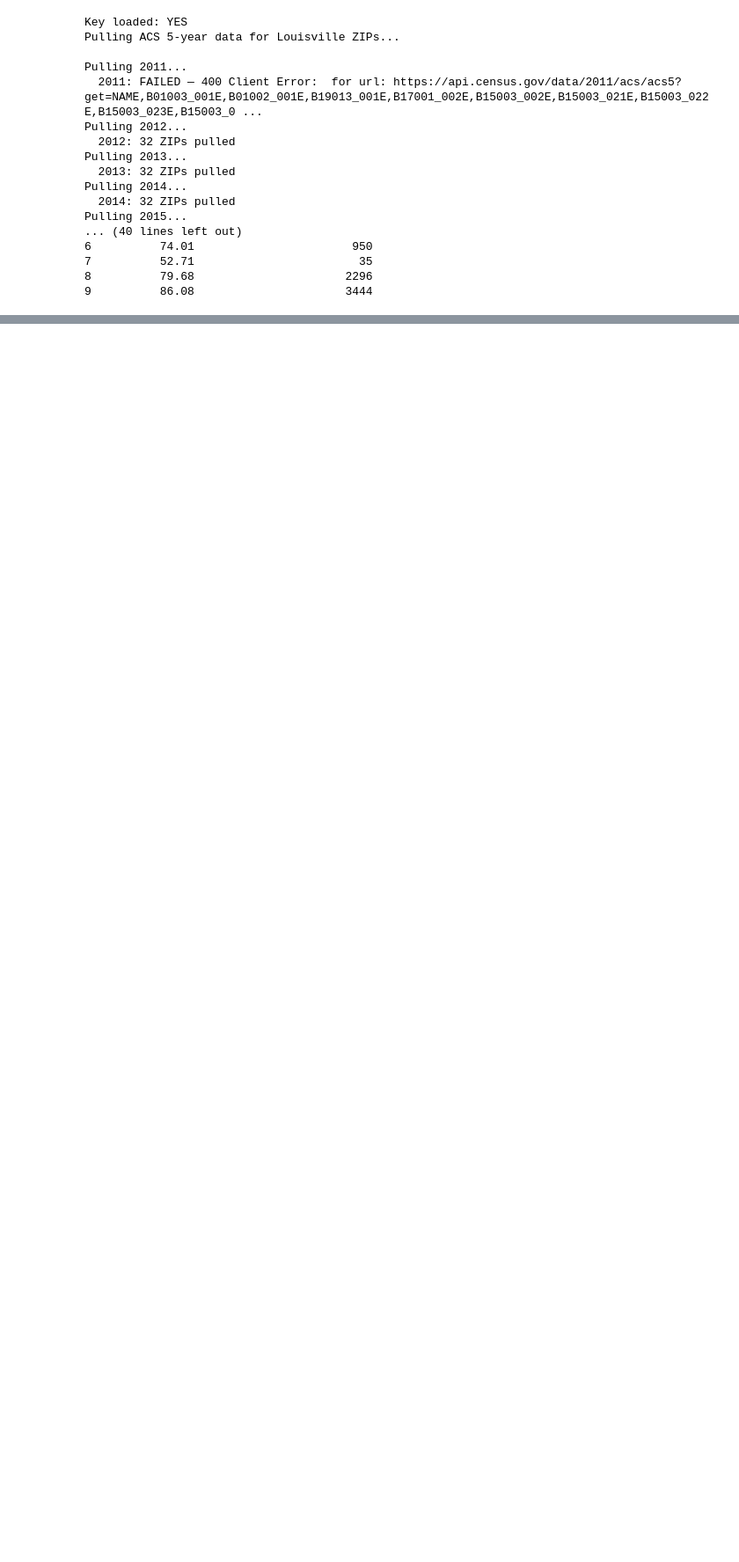
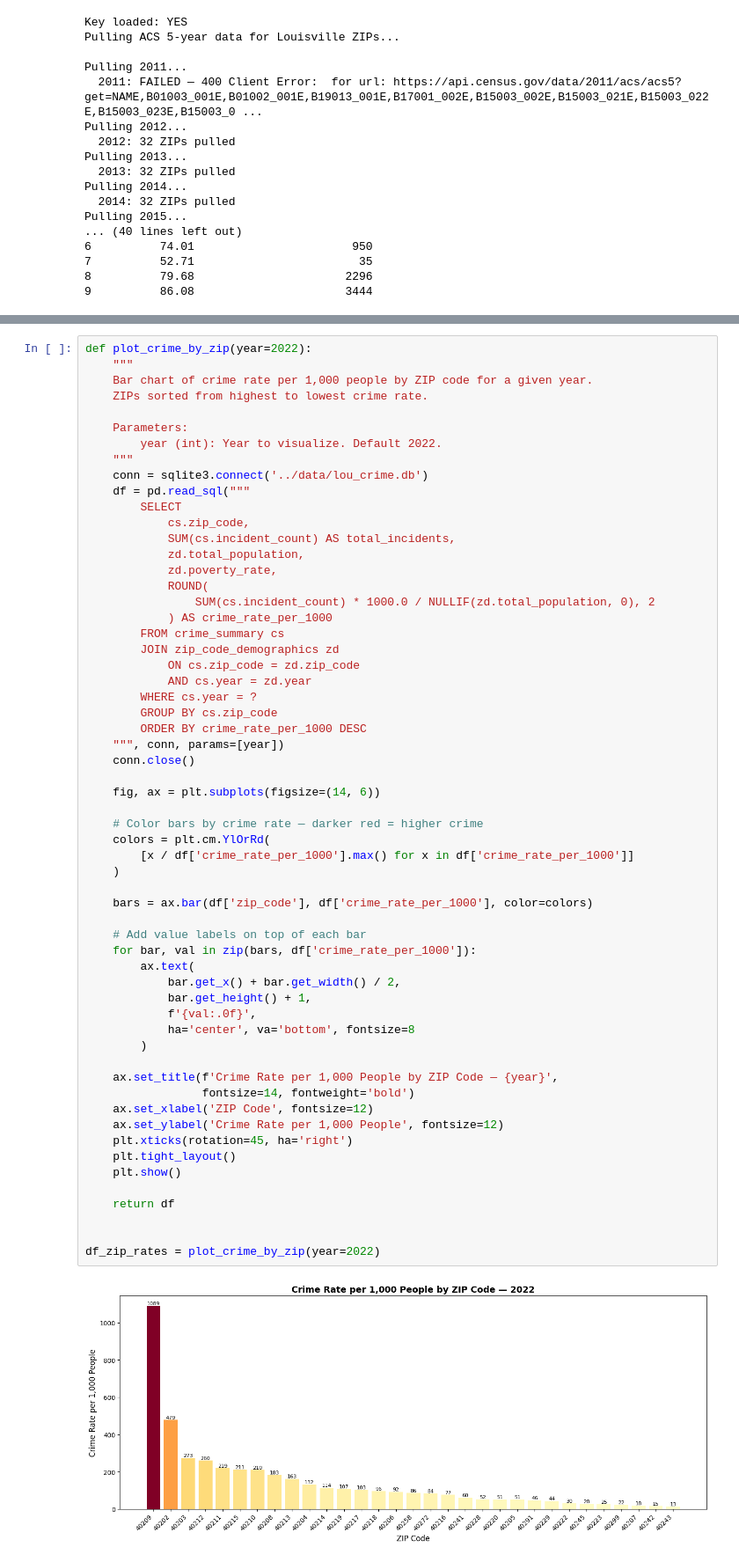
Before and after one commit to JonLar1/Lou_Crime_Data, a Jupyter notebook: notebooks/lou_crime_capstone.ipynb, the cells around one changed output, grey strips where cells are left out. Shown at 88% size. Cells and saved outputs as stored; diff of their text form; blank space fills up the shorter version.

```diff
--- a/notebooks/lou_crime_capstone.ipynb
+++ b/notebooks/lou_crime_capstone.ipynb
@@ -736,0 +1413,61 @@ Pulling 2015...
+# %%
+def plot_crime_by_zip(year=2022):
+    """
+    Bar chart of crime rate per 1,000 people by ZIP code for a given year.
+    ZIPs sorted from highest to lowest crime rate.
+
+    Parameters:
+        year (int): Year to visualize. Default 2022.
+    """
+    conn = sqlite3.connect('../data/lou_crime.db')
+    df = pd.read_sql("""
+        SELECT
+            cs.zip_code,
+            SUM(cs.incident_count) AS total_incidents,
+            zd.total_population,
+            zd.poverty_rate,
+            ROUND(
+                SUM(cs.incident_count) * 1000.0 / NULLIF(zd.total_population, 0), 2
+            ) AS crime_rate_per_1000
+        FROM crime_summary cs
+        JOIN zip_code_demographics zd
+            ON cs.zip_code = zd.zip_code
+            AND cs.year = zd.year
+        WHERE cs.year = ?
+        GROUP BY cs.zip_code
+        ORDER BY crime_rate_per_1000 DESC
+    """, conn, params=[year])
+    conn.close()
+
+    fig, ax = plt.subplots(figsize=(14, 6))
+
+    # Color bars by crime rate — darker red = higher crime
+    colors = plt.cm.YlOrRd(
+        [x / df['crime_rate_per_1000'].max() for x in df['crime_rate_per_1000']]
+    )
+
+    bars = ax.bar(df['zip_code'], df['crime_rate_per_1000'], color=colors)
+
+    # Add value labels on top of each bar
+    for bar, val in zip(bars, df['crime_rate_per_1000']):
+        ax.text(
+            bar.get_x() + bar.get_width() / 2,
+            bar.get_height() + 1,
+            f'{val:.0f}',
+            ha='center', va='bottom', fontsize=8
+        )
+
+    ax.set_title(f'Crime Rate per 1,000 People by ZIP Code — {year}',
+                 fontsize=14, fontweight='bold')
+    ax.set_xlabel('ZIP Code', fontsize=12)
+    ax.set_ylabel('Crime Rate per 1,000 People', fontsize=12)
+    plt.xticks(rotation=45, ha='right')
+    plt.tight_layout()
+    plt.show()
+
+    return df
+
+
+df_zip_rates = plot_crime_by_zip(year=2022)
+# %% [output]
+[figure, added]
```
Also changed, not shown: parts of 19 cells of this notebook, 1 other file.
